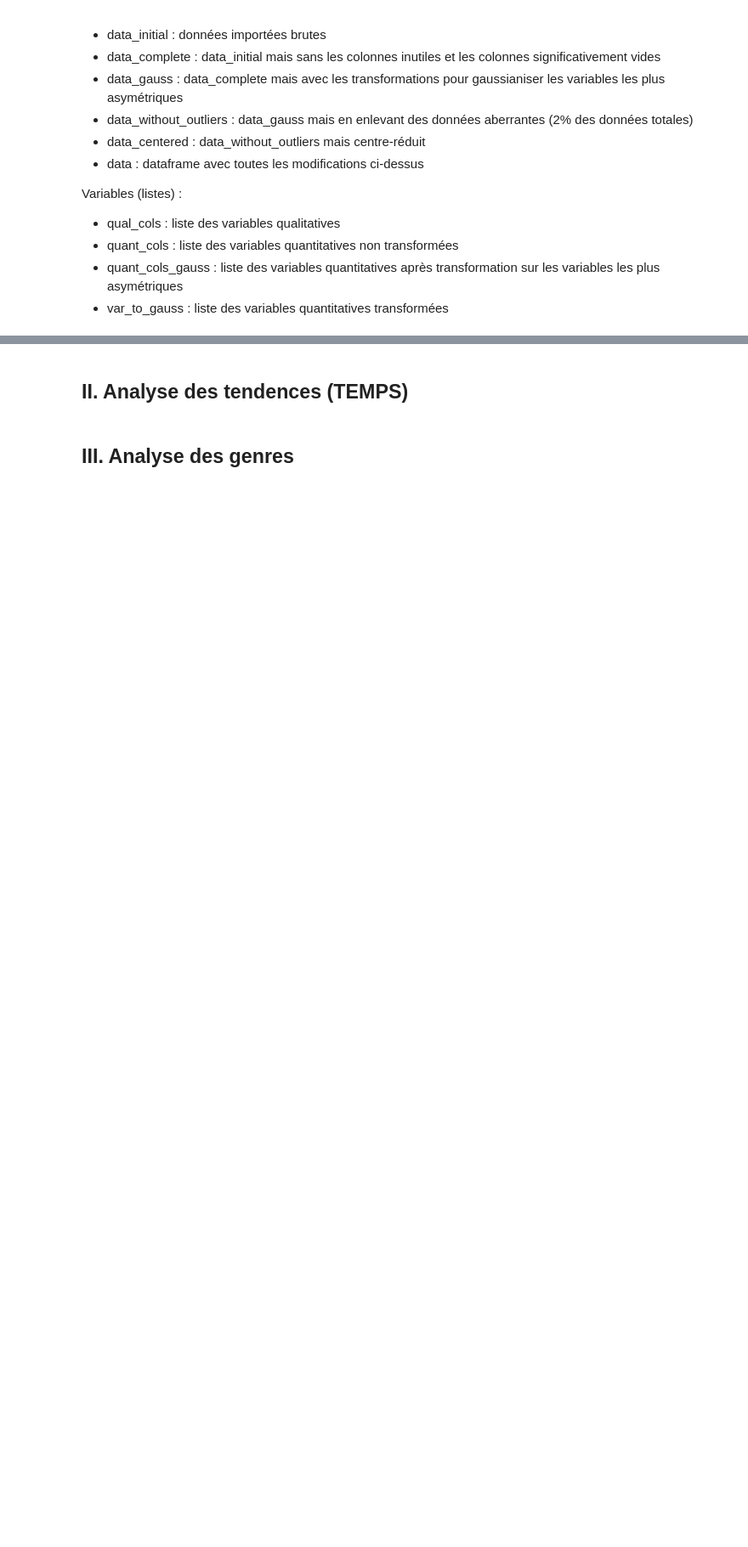
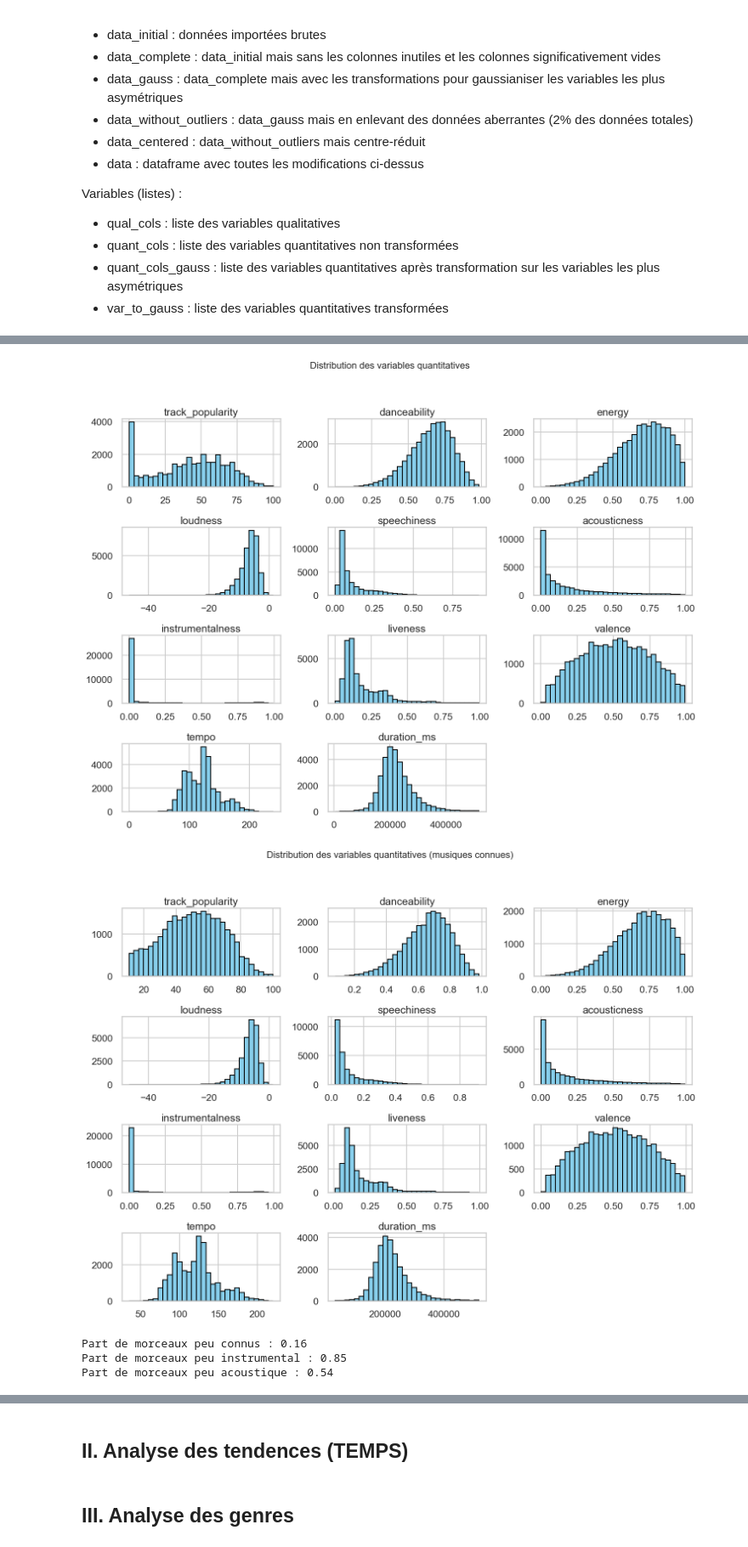
Before and after one commit to InesBafaluy/musique, a Jupyter notebook: rapport_spotify.ipynb, the cells around one changed output, grey strips where cells are left out. Shown at 85% size. Drawn from its saved outputs; the diff is of its cells as text; code cells hidden in the pictures; blank space fills up the shorter version.

```diff
--- a/rapport_spotify.ipynb
+++ b/rapport_spotify.ipynb
@@ -714,0 +770,32 @@ dtype: int64
+# %%
+data_connu = data_complete[data_complete["track_popularity"]>10]
+
+
+# 2. Tracer les histogrammes
+data_complete[quant_cols].hist(bins=30, figsize=(15, 12), color='skyblue', edgecolor='black')
+
+# 3. Ajuster l'affichage pour éviter le chevauchement
+plt.suptitle("Distribution des variables quantitatives", fontsize=16)
+plt.tight_layout(rect=[0, 0.03, 1, 0.95])
+plt.show()
+
+# 2. Tracer les histogrammes
+data_connu[quant_cols].hist(bins=30, figsize=(15, 12), color='skyblue', edgecolor='black')
+
+# 3. Ajuster l'affichage pour éviter le chevauchement
+plt.suptitle("Distribution des variables quantitatives (musiques connues)", fontsize=16)
+plt.tight_layout(rect=[0, 0.03, 1, 0.95])
+plt.show()
+
+part_pas_connus=len(data_complete[data_complete["track_popularity"]<10])/len(data_complete)
+print(f"Part de morceaux peu connus : {round(part_pas_connus,2)}")
+part_peu_instrumental=len(data_complete[data_complete["instrumentalness"]<0.1])/len(data_complete)
+print(f"Part de morceaux peu instrumental : {round(part_peu_instrumental,2)}")
+part_peu_acoustic=len(data_complete[data_complete["acousticness"]<0.1])/len(data_complete)
+print(f"Part de morceaux peu acoustique : {round(part_peu_acoustic,2)}")
+# %% [output]
+[figure, added]
+[figure, added]
+Part de morceaux peu connus : 0.16
+Part de morceaux peu instrumental : 0.85
+Part de morceaux peu acoustique : 0.54
```
Also changed, not shown: parts of 45 cells of this notebook, 2 other files.
